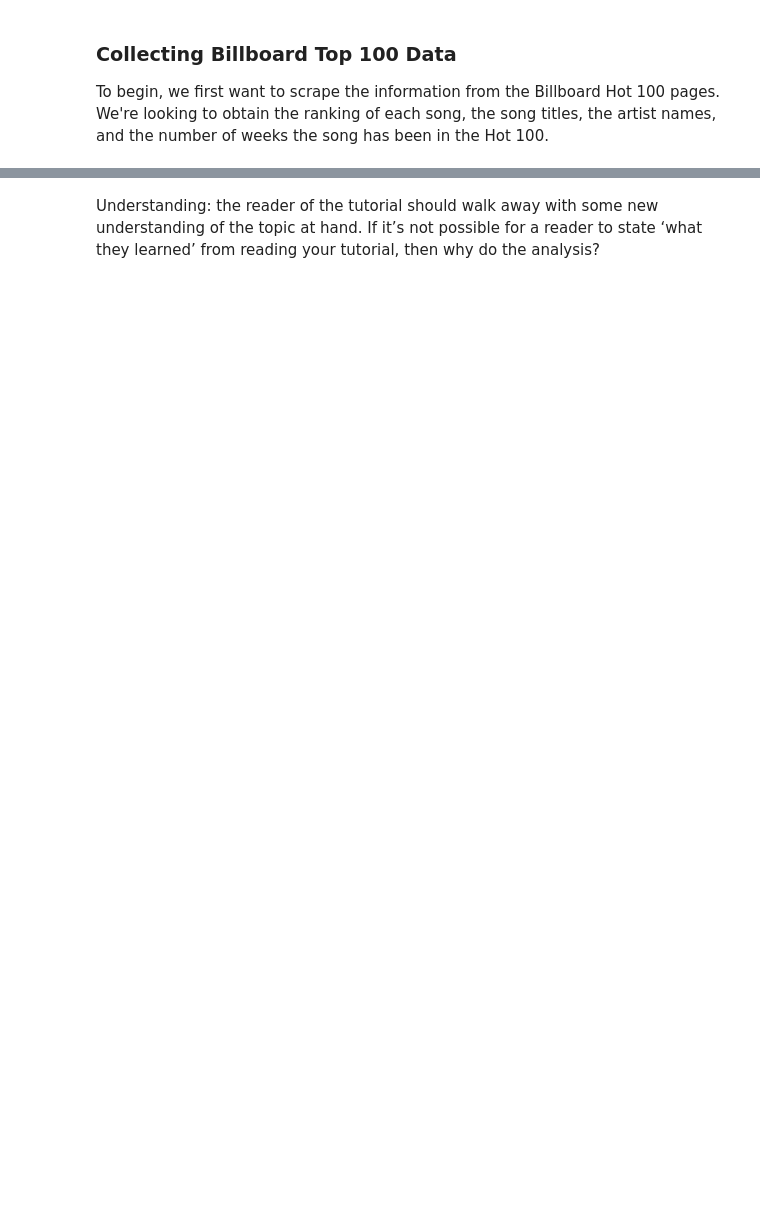
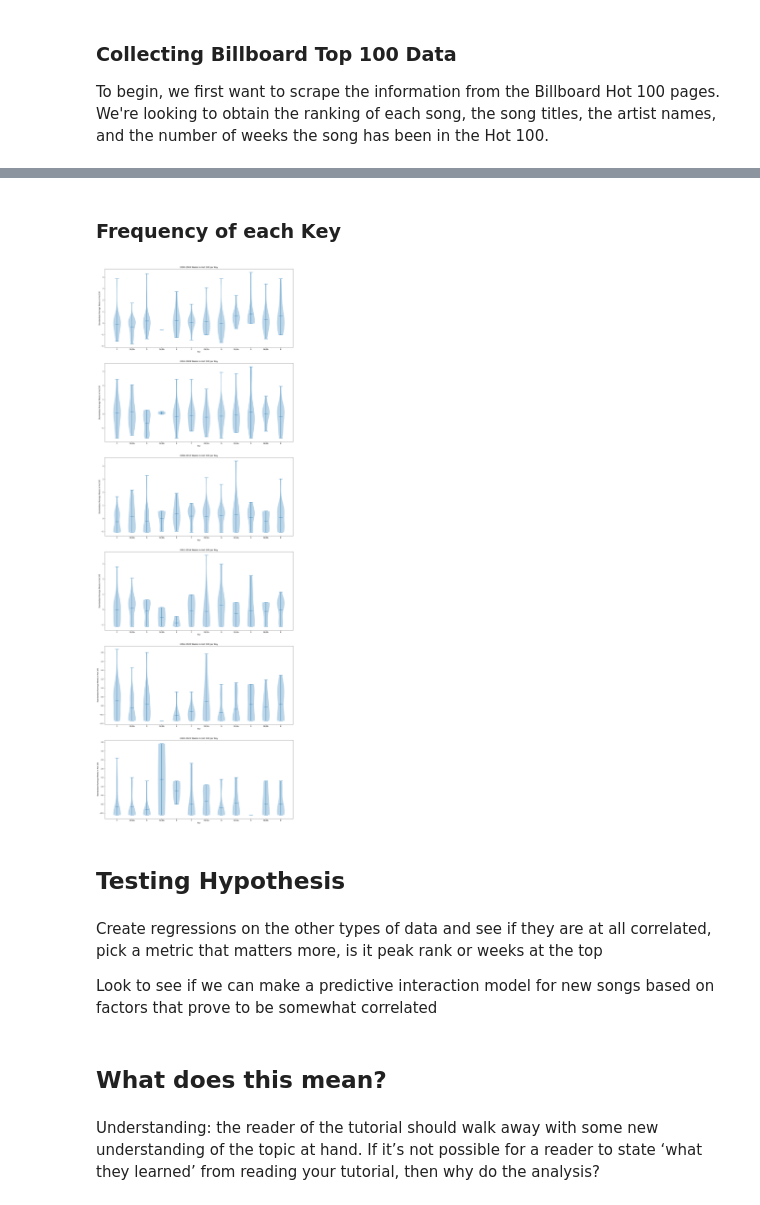
Before and after one commit to Mabanta/Mabanta.github.io, a Jupyter notebook: final.ipynb, the cells around one changed output, grey strips where cells are left out. Cells and saved outputs as stored; diff of their text form; code cells hidden in the pictures; blank space fills up the shorter version.

```diff
--- a/final.ipynb
+++ b/final.ipynb
@@ -241,0 +622,72 @@ Phase 5: Communication of Insights Attained
+# %% [markdown]
+
+### Frequency of each Key
+# %%
+# Create variables for aggregating data per year
+keys = df.sort_values(by=['Key'], ascending=True, inplace=False).Key.unique()
+display_list = df.sort_values(by=['Key'], ascending=True, inplace=False).Key_Display.unique()
+keys_2000 = []
+keys_2004 = []
+keys_2008 = []
+keys_2012 = []
+keys_2016 = []
+keys_2020 = []
+
+# Append lists of life expectancies per year to life_exp_per_year
+for key in keys:
+    keys_2000.append(df_00_04.loc[(df_00_04['Key'] == key) & (df_00_04['Key_Confidence'] >= 0.75)]['Standardized_Weeks'])
+    keys_2004.append(df_04_08.loc[(df_04_08['Key'] == key) & (df_04_08['Key_Confidence'] >= 0.75)]['Standardized_Weeks'])
+    keys_2008.append(df_08_12.loc[(df_08_12['Key'] == key) & (df_08_12['Key_Confidence'] >= 0.75)]['Standardized_Weeks'])
+    keys_2012.append(df_12_16.loc[(df_12_16['Key'] == key) & (df_12_16['Key_Confidence'] >= 0.75)]['Standardized_Weeks'])
+    keys_2016.append(df_16_20.loc[(df_16_20['Key'] == key) & (df_16_20['Key_Confidence'] >= 0.75)]['Standardized_Weeks'])
+    keys_2020.append(df_20_22.loc[(df_20_22['Key'] == key) & (df_20_22['Key_Confidence'] >= 0.75)]['Standardized_Weeks'])
+
+
+# Create a violin plot
+fig5, ax5 = plt.subplots(6, 1, figsize = (20, 60))
+
+ax5[0].violinplot(keys_2000, keys, showmeans=True)
+ax5[0].set_xticks(keys, display_list)
+ax5[0].set_xlabel("Key")
+ax5[0].set_ylabel("Standardized Average Weeks in Hot 100")
+ax5[0].set_title("2000-2004 Weeks in Hot 100 per Key")
+
+ax5[1].violinplot(keys_2004, keys, showmeans=True)
+ax5[1].set_xticks(keys, display_list)
+ax5[1].set_xlabel("Key")
+ax5[1].set_ylabel("Standardized Average Weeks in Hot 100")
+ax5[1].set_title("2004-2008 Weeks in Hot 100 per Key")
+
+ax5[2].violinplot(keys_2008, keys, showmeans=True)
+ax5[2].set_xticks(keys, display_list)
+ax5[2].set_xlabel("Key")
+ax5[2].set_ylabel("Standardized Average Weeks in Hot 100")
+ax5[2].set_title("2008-2012 Weeks in Hot 100 per Key")
+
+ax5[3].violinplot(keys_2012, keys, showmeans=True)
+ax5[3].set_xticks(keys, display_list)
+ax5[3].set_xlabel("Key")
+ax5[3].set_ylabel("Standardized Average Weeks in Hot 100")
+ax5[3].set_title("2012-2016 Weeks in Hot 100 per Key")
+
+ax5[4].violinplot(keys_2016, keys, showmeans=True)
+ax5[4].set_xticks(keys, display_list)
+ax5[4].set_xlabel("Key")
+ax5[4].set_ylabel("Standardized Average Weeks in Hot 100")
+ax5[4].set_title("2016-2020 Weeks in Hot 100 per Key")
+
+ax5[5].violinplot(keys_2020, keys, showmeans=True)
+ax5[5].set_xticks(keys, display_list)
+ax5[5].set_xlabel("Key")
+ax5[5].set_ylabel("Standardized Average Weeks in Hot 100")
+ax5[5].set_title("2020-2022 Weeks in Hot 100 per Key")
+fig5.show()
+# %% [output]
+[figure, added]
+# %% [markdown]
+
+## Testing Hypothesis
+# %% [markdown]
+Create regressions on the other types of data and see if they are at all correlated, pick a metric that matters more, is it peak rank or weeks at the top
+
+Look to see if we can make a predictive interaction model for new songs based on factors that prove to be somewhat correlated
@@ -242,2 +700,4 @@ Phase 5: Communication of Insights Attained
+# %% [markdown]
+## What does this mean?
 # %% [markdown]
 Understanding: the reader of the tutorial should walk away with some new understanding of the topic at hand. If it’s not possible for a reader to state ‘what they learned’ from reading your tutorial, then why do the analysis?
```
Also changed, not shown: parts of 43 cells of this notebook, 1 other file.
